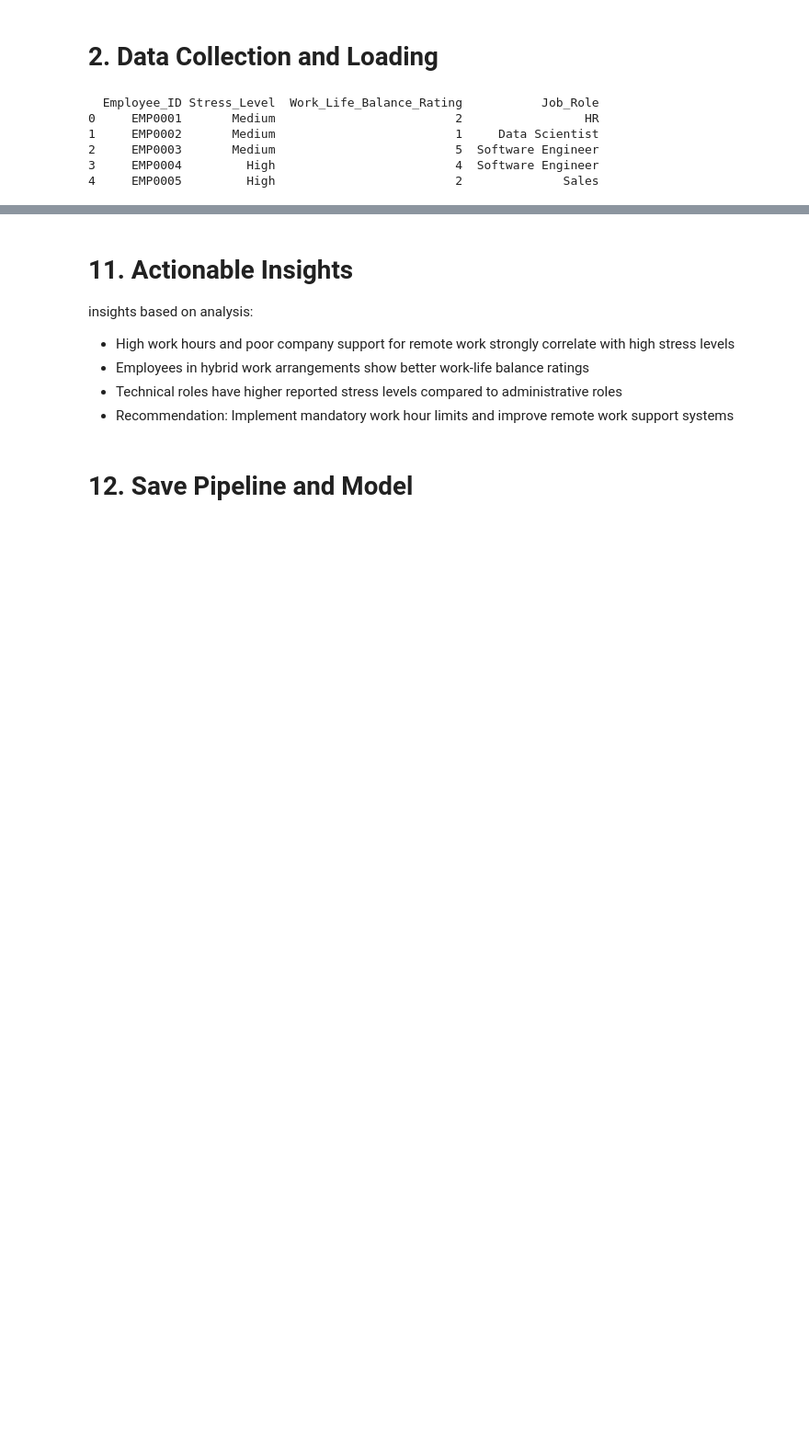
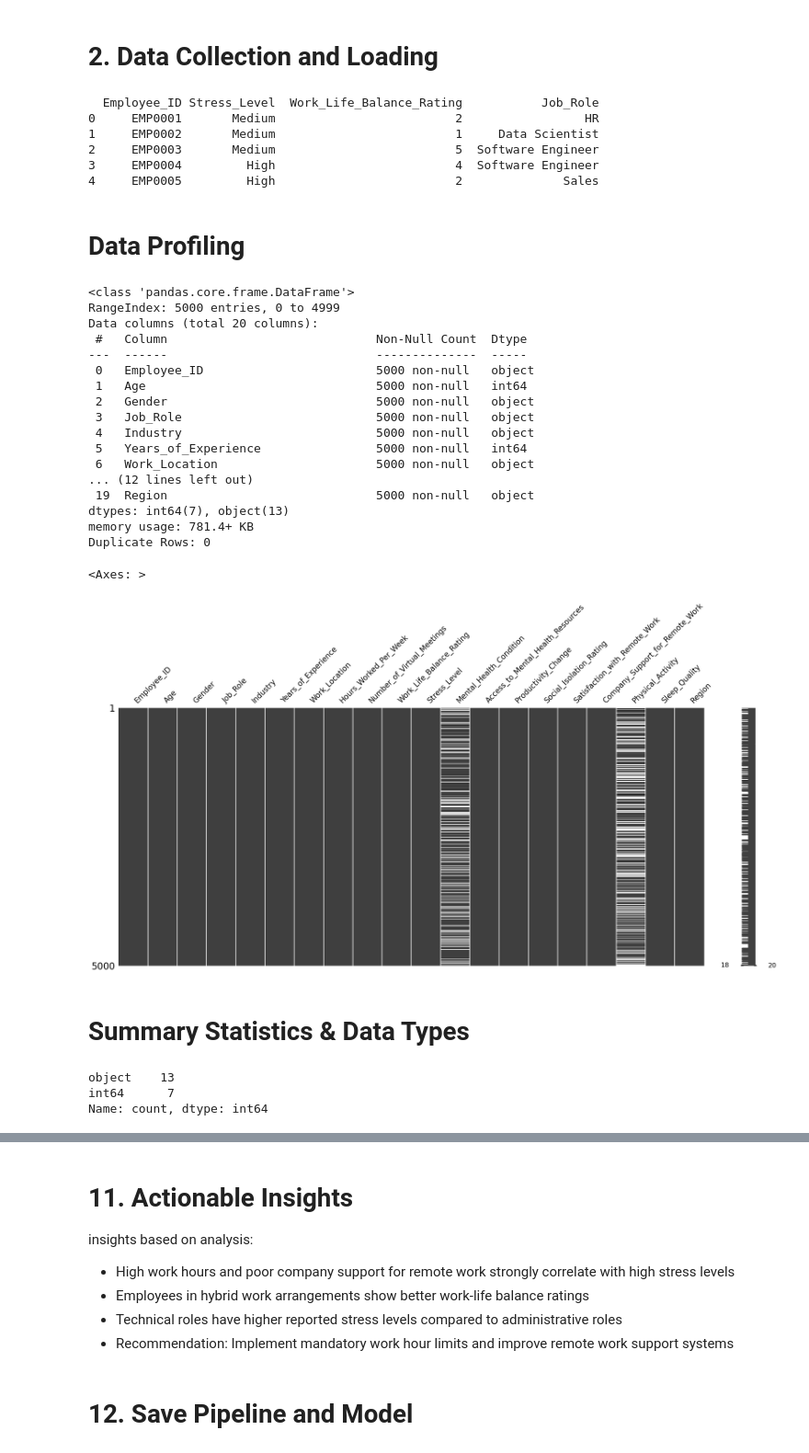
Before and after one commit to Areddyp/Final-Project, a Jupyter notebook: final-project.ipynb, the cells around one changed output, grey strips where cells are left out. Shown at 92% size. Cells and saved outputs as stored; diff of their text form; code cells hidden in the pictures; blank space fills up the shorter version.

```diff
--- a/final-project.ipynb
+++ b/final-project.ipynb
@@ -39,3 +39,47 @@ print(df[['Employee_ID', 'Stress_Level', 'Work_Life_Balance_Rating', 'Job_Role']
 2     EMP0003       Medium                         5  Software Engineer
 3     EMP0004         High                         4  Software Engineer
 4     EMP0005         High                         2              Sales
+# %% [markdown]
+#   Data Profiling
+# %%
+# Basic data structure check
+df.info()
+
+# Check for duplicates
+print(f"Duplicate Rows: {df.duplicated().sum()}")
+
+# Check for missing values
+import missingno as msno
+msno.matrix(df)
+# %% [output]
+<class 'pandas.core.frame.DataFrame'>
+RangeIndex: 5000 entries, 0 to 4999
+Data columns (total 20 columns):
+ #   Column                             Non-Null Count  Dtype
+---  ------                             --------------  -----
+ 0   Employee_ID                        5000 non-null   object
+ 1   Age                                5000 non-null   int64
+ 2   Gender                             5000 non-null   object
+ 3   Job_Role                           5000 non-null   object
+ 4   Industry                           5000 non-null   object
+ 5   Years_of_Experience                5000 non-null   int64
+ 6   Work_Location                      5000 non-null   object
+... (12 lines left out)
+ 19  Region                             5000 non-null   object
+dtypes: int64(7), object(13)
+memory usage: 781.4+ KB
+Duplicate Rows: 0
+<Axes: >
+[figure, added]
+# %% [markdown]
+# Summary Statistics & Data Types
+# %%
+# Summary of numerical and categorical features
+df.describe(include='all').T
+
+# Count of each datatype
+df.dtypes.value_counts()
+# %% [output]
+object    13
+int64      7
+Name: count, dtype: int64
```
Also changed, not shown: parts of 32 cells of this notebook.
